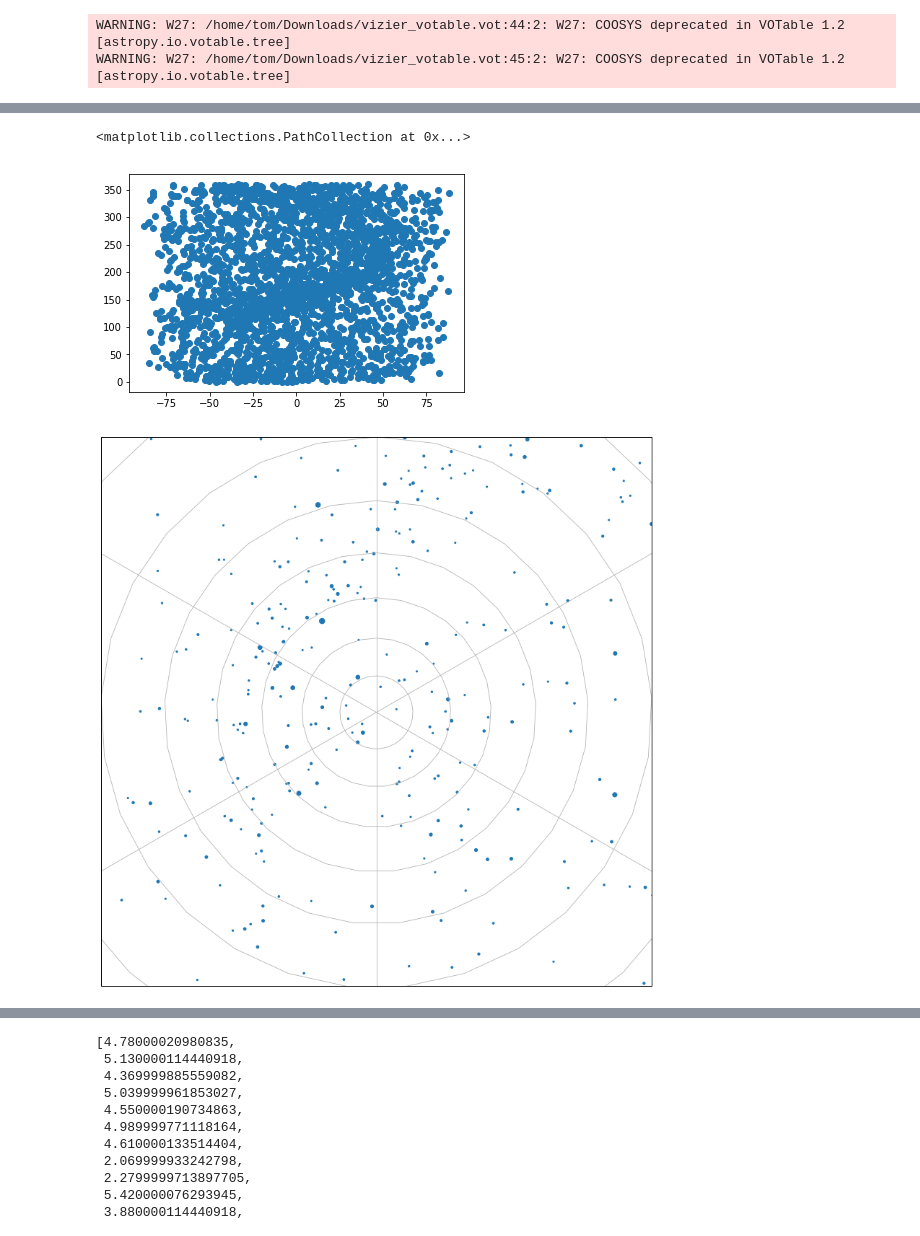
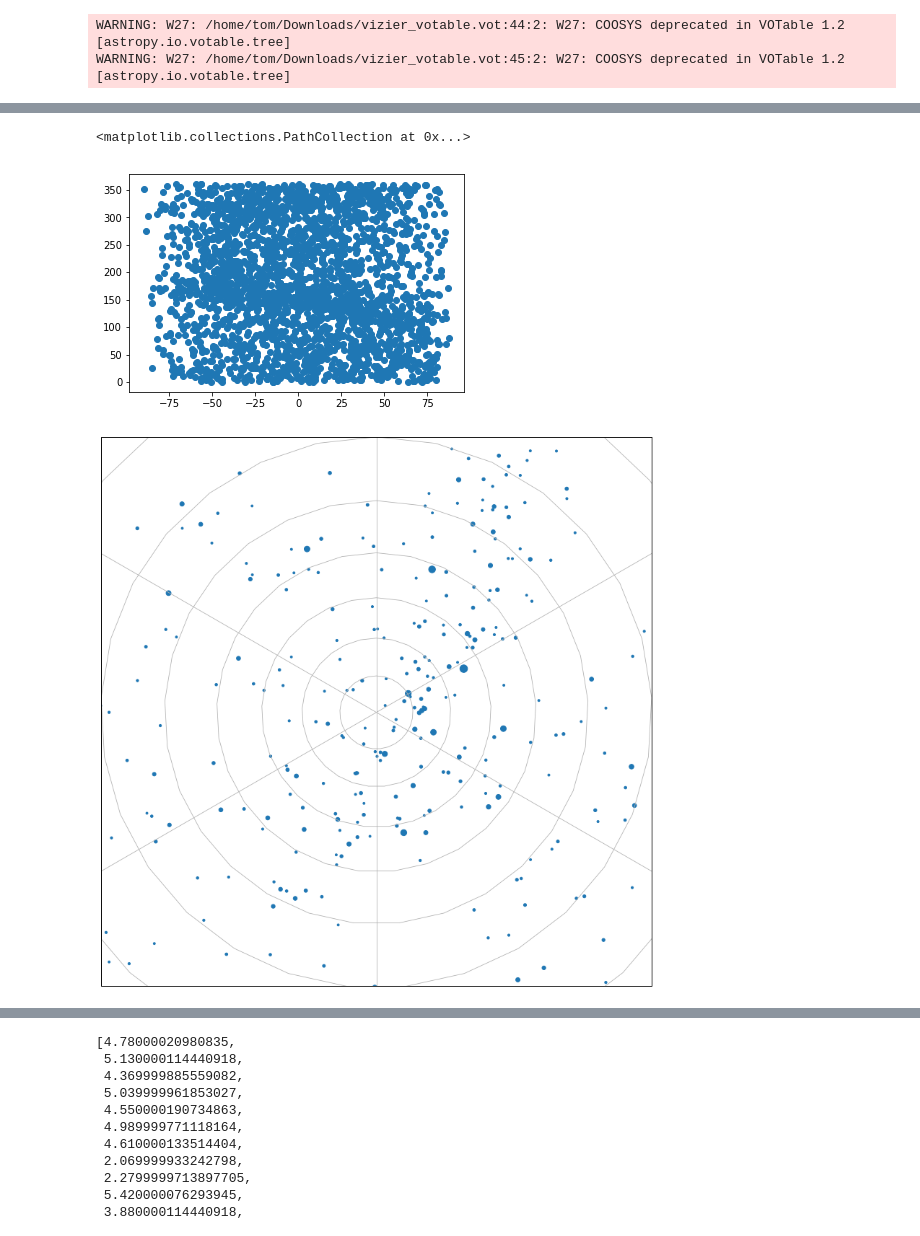
Before and after one commit to mrtommyb/l98-59-transitmodel, a Jupyter notebook: code/Untitled7.ipynb, the cells around one changed output, grey strips where cells are left out. Saved outputs shown, nothing was run; the diff lists cells and outputs as text; code cells hidden in the pictures.

```diff
--- a/code/Untitled7.ipynb
+++ b/code/Untitled7.ipynb
@@ -37,10 +39,14 @@ WARNING: W27: /home/tom/Downloads/vizier_votable.vot:45:2: W27: COOSYS deprecate
 waimea = EarthLocation(lat=20.020278*u.deg, lon=-155.667778*u.deg)
 northpole =  EarthLocation(lat=-90*u.deg, lon=0*u.deg)
 silver = EarthLocation(lat=32.778056*u.deg, lon=-108.274167*u.deg)
+sesme = EarthLocation(lat=-0.502492*u.deg, lon=-80.03313867*u.deg)
 # %%
 # utcoffset = -10*u.hour  # Hawaii
-utcoffset = -10.5*u.hour  # nothing
+# utcoffset = -10.5*u.hour  # nothing
+utcoffset = -5*u.hour
 # %%
 time = Time('1900-7-21 12:00:00') - utcoffset
 # time = Time('1773-6-6 03:00:00') - utcoffset
 # time = Time('1973-6-6 03:00:00') - utcoffset
+time = Time('2019-01-01 00:00:00') - utcoffset
+time = Time('2000-06-01 12:00:00') - utcoffset
@@ -47,5 +57,5 @@ time = Time('1900-7-21 12:00:00') - utcoffset
 # %%
 frame = AltAz(obstime=time,
-                          location=waimea)
+                          location=sesme)
 # %%
 staraltaz = yale.transform_to(frame)
@@ -53,7 +64,7 @@ staraltaz = yale.transform_to(frame)
 plt.scatter(staraltaz.alt.value, staraltaz.az.value)
 # %% [output]
 <matplotlib.collections.PathCollection at 0x...>
-[figure, old version]
+[figure, new version]
 # %%
 import cartopy.crs as ccrs
 # %%
@@ -61,11 +72,11 @@ q = np.array(tale['Vmag'].tolist())
 # %%
 fig = plt.figure(figsize=[14, 14])
 ax = fig.add_subplot(1, 1, 1, projection=ccrs.NorthPolarStereo())
 ax.scatter(staraltaz.az.value[q<4], staraltaz.alt.value[q<4],
-                  s=(-(q[q<4]-6))**2, alpha=1, transform=ccrs.Geodetic(), rasterized=True)
+                  s=(-(q[q<4]-6))**2 * 2, alpha=1, transform=ccrs.Geodetic(), rasterized=True)
 ax.set_extent([-180, 180, 90, -0], ccrs.PlateCarree())
 ax.gridlines()
 
 fig.savefig('testtom.png')
 # %% [output]
-[figure, old version]
+[figure, new version]
```
Also changed, not shown: parts of 5 cells of this notebook, 17 other files.
